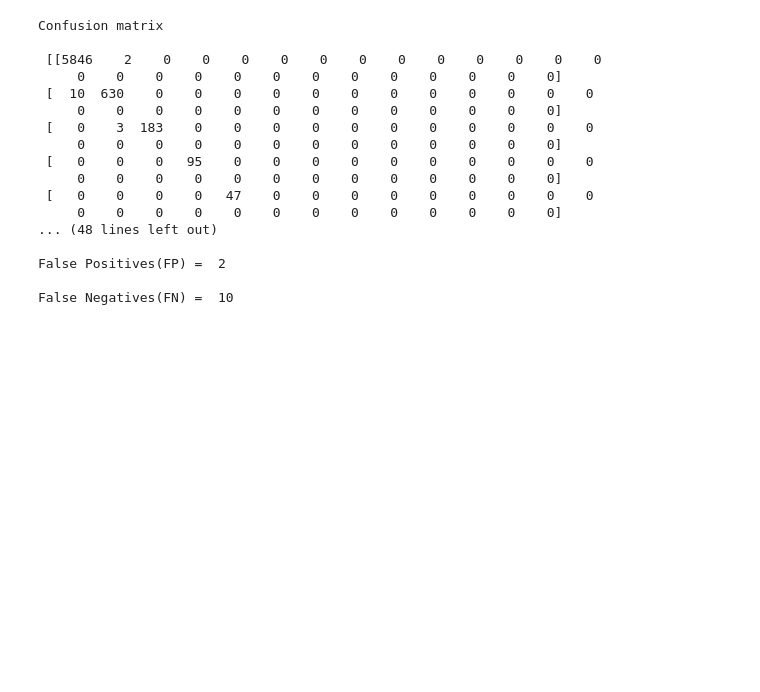
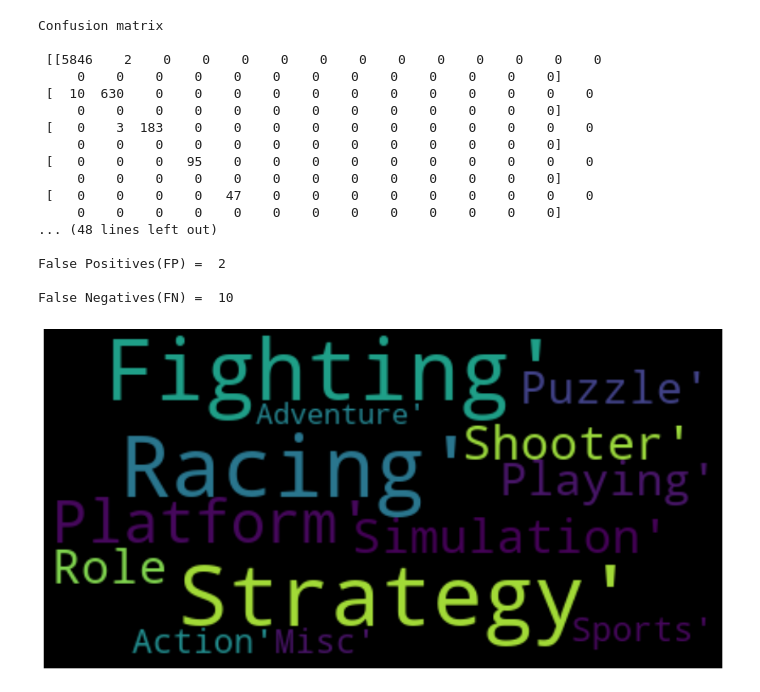
Before and after one commit to Georgia-MAX-holic/R6_data_stduy, a Jupyter notebook: R6_data_pandas_ Final_Project_EDA.ipynb, the cells around one changed output. Cells and saved outputs as stored; diff of their text form; code cells hidden in the pictures; blank space fills up the shorter version.

```diff
--- a/R6_data_pandas_ Final_Project_EDA.ipynb
+++ b/R6_data_pandas_ Final_Project_EDA.ipynb
@@ -476,3 +480,15 @@ Confusion matrix
 False Positives(FP) =  2
 
 False Negatives(FN) =  10
+# %%
+from wordcloud import WordCloud, ImageColorGenerator
+
+text = list(set(df['Genre']))
+plt.rcParams['figure.figsize'] = (15,15)
+wordcloud = WordCloud(max_font_size=50, max_words=100,background_color="black").generate(str(text))
+
+plt.imshow(wordcloud,interpolation="bilinear")
+plt.axis("off")
+plt.show()
+# %% [output]
+[figure, added]
```
Also changed, not shown: parts of 12 cells of this notebook.
